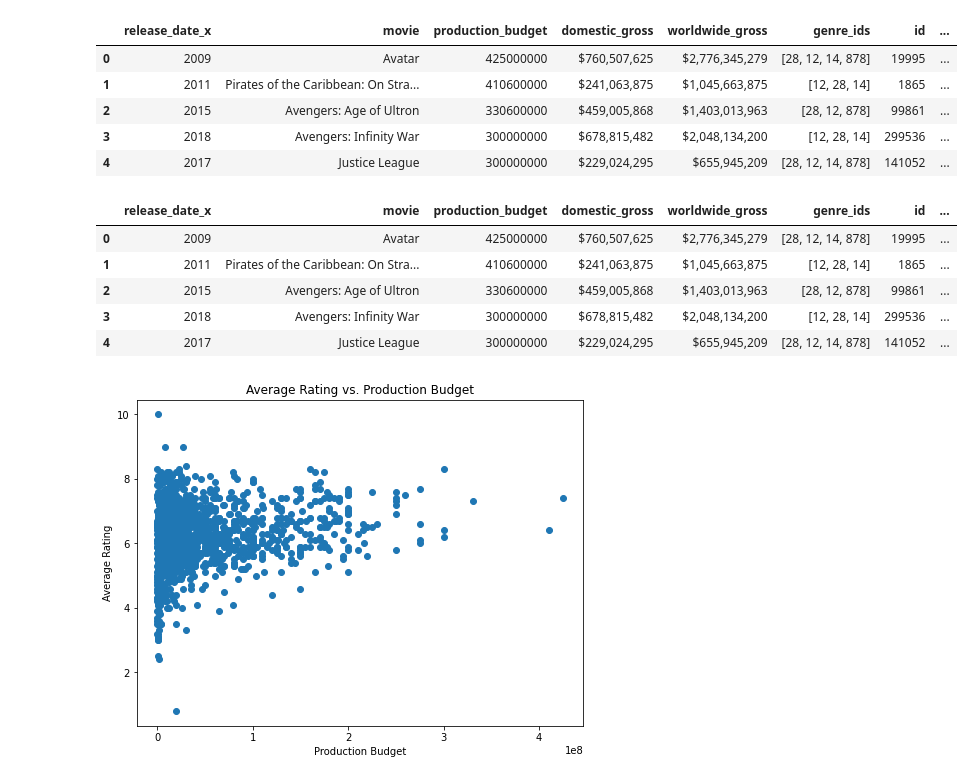
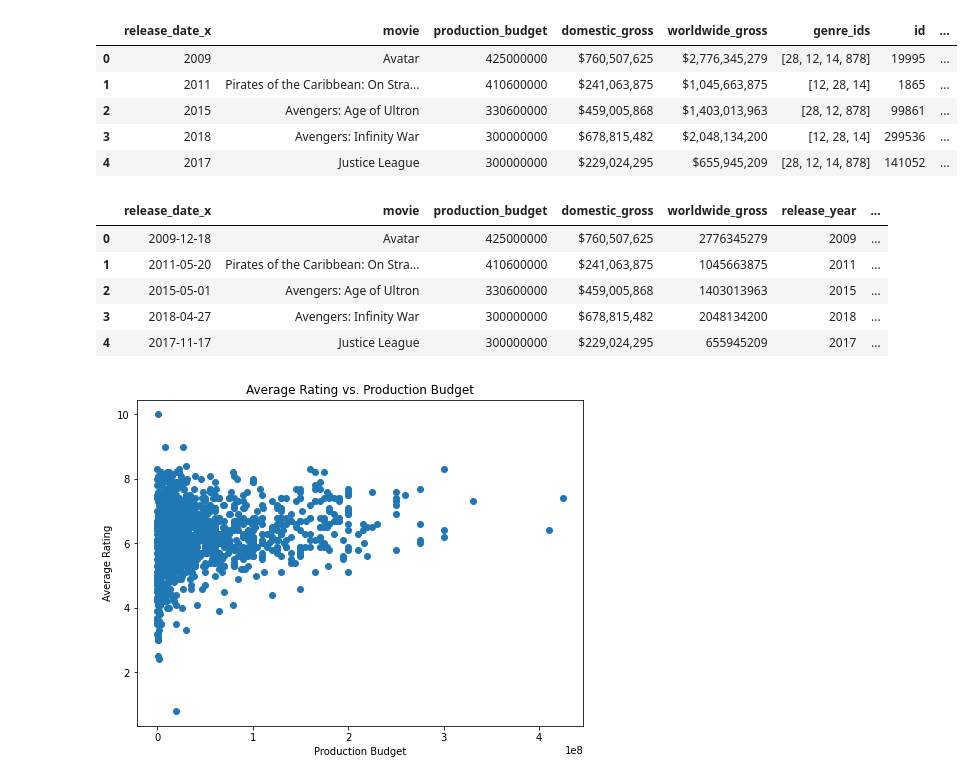
Before and after one commit to ThomasHChapman/p1_project, a Jupyter notebook: ZachWorkingNotebook.ipynb, the cells around one changed output. Saved outputs shown, nothing was run; the diff lists cells and outputs as text; code cells hidden in the pictures.

```diff
--- a/ZachWorkingNotebook.ipynb
+++ b/ZachWorkingNotebook.ipynb
@@ -305,15 +331,15 @@ budget_movies_75.head()
 | 3 | 2018 | Avengers: Infinity War | 300000000 | $678,815,482 | $2,048,134,200 | [12, 28, 14] | 299536 | ... |
 | 4 | 2017 | Justice League | 300000000 | $229,024,295 | $655,945,209 | [28, 12, 14, 878] | 141052 | ... |
 # %%
-budget_movies = df_budget.merge(df_movies, how='inner', left_on=['release_date', 'movie'], right_on=['release_year', 'original_title'])
+budget_movies = df_budget.merge(df_movies, how='inner', left_on=['release_year', 'movie'], right_on=['release_year', 'original_title'])
 budget_movies.head()
 # %% [output]
-|  | release_date_x | movie | production_budget | domestic_gross | worldwide_gross | genre_ids | id | ... |
-| 0 | 2009 | Avatar | 425000000 | $760,507,625 | $2,776,345,279 | [28, 12, 14, 878] | 19995 | ... |
-| 1 | 2011 | Pirates of the Caribbean: On Stra... | 410600000 | $241,063,875 | $1,045,663,875 | [12, 28, 14] | 1865 | ... |
-| 2 | 2015 | Avengers: Age of Ultron | 330600000 | $459,005,868 | $1,403,013,963 | [28, 12, 878] | 99861 | ... |
-| 3 | 2018 | Avengers: Infinity War | 300000000 | $678,815,482 | $2,048,134,200 | [12, 28, 14] | 299536 | ... |
-| 4 | 2017 | Justice League | 300000000 | $229,024,295 | $655,945,209 | [28, 12, 14, 878] | 141052 | ... |
+|  | release_date_x | movie | production_budget | domestic_gross | worldwide_gross | release_year | ... |
+| 0 | 2009-12-18 | Avatar | 425000000 | $760,507,625 | 2776345279 | 2009 | ... |
+| 1 | 2011-05-20 | Pirates of the Caribbean: On Stra... | 410600000 | $241,063,875 | 1045663875 | 2011 | ... |
+| 2 | 2015-05-01 | Avengers: Age of Ultron | 330600000 | $459,005,868 | 1403013963 | 2015 | ... |
+| 3 | 2018-04-27 | Avengers: Infinity War | 300000000 | $678,815,482 | 2048134200 | 2018 | ... |
+| 4 | 2017-11-17 | Justice League | 300000000 | $229,024,295 | 655945209 | 2017 | ... |
 # %%
 # Create scatter plot to determine if average rating relates to production_budget
 fig, ax = plt.subplots(figsize=(8,6))
```
Also changed, not shown: parts of 50 cells of this notebook, 1 other file.
